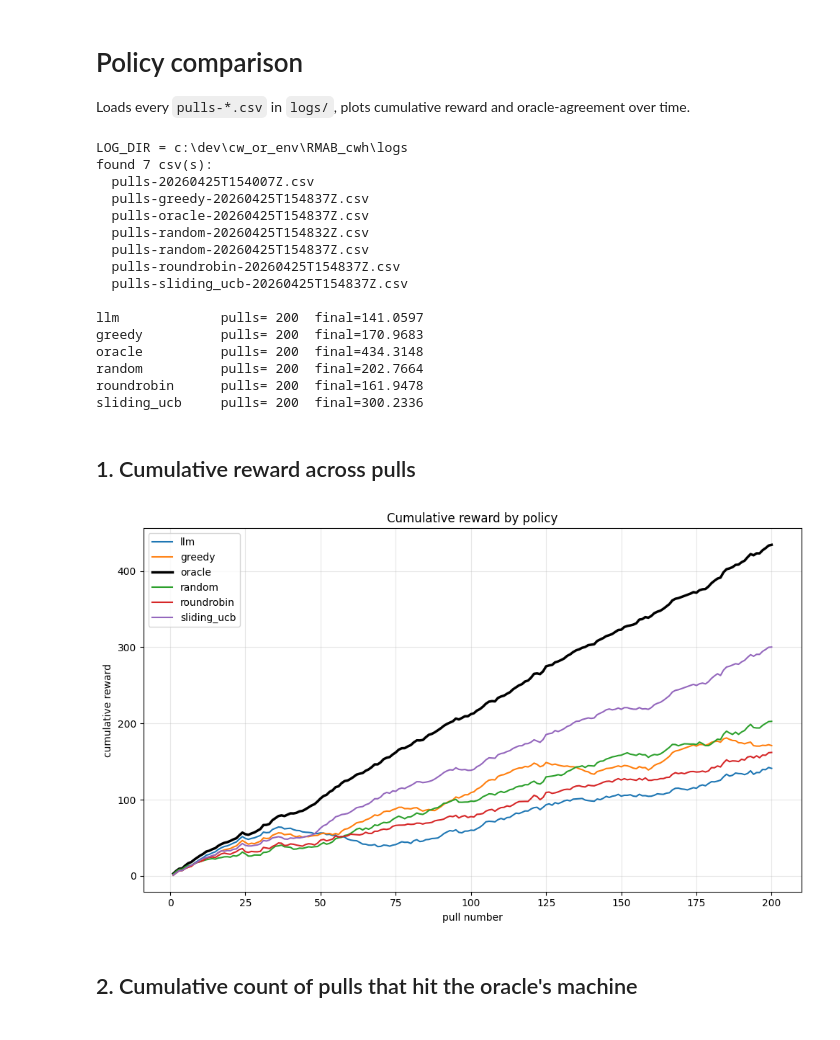
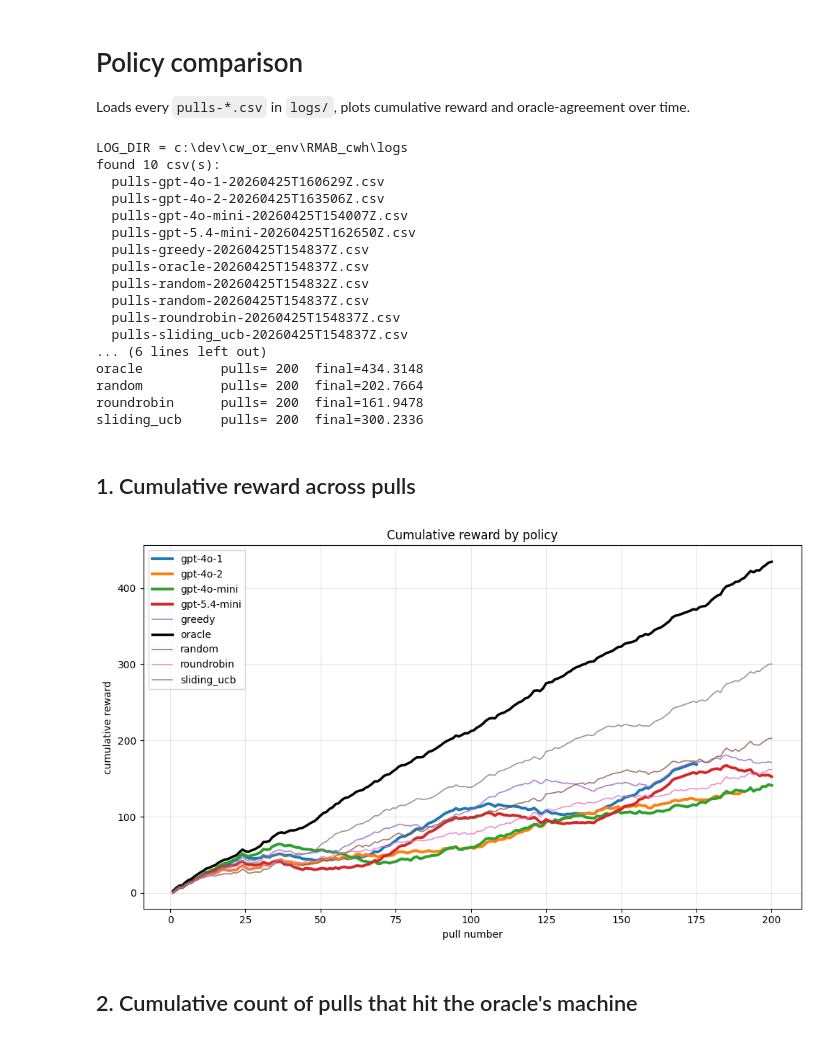
Before and after one commit to evergreen-helix/RMAB_cwh, a Jupyter notebook: compare.ipynb, the cells around one changed output. Drawn from its saved outputs; the diff is of its cells as text; code cells hidden in the pictures.

```diff
--- a/compare.ipynb
+++ b/compare.ipynb
@@ -20,6 +20,13 @@ def label_from(path: Path) -> str:
     parts = path.stem.split('-')
     return 'llm' if len(parts) == 2 else '-'.join(parts[1:-1])
 
+def policy_style(label):
+    if label == ORACLE_LABEL:
+        return {'linewidth': 2.5, 'color': 'black'}
+    if label.startswith('gpt') or label.startswith('o4') or label == 'llm':
+        return {'linewidth': 2.8}
+    return {'linewidth': 1.2, 'alpha': 0.8}
+
 files = sorted(LOG_DIR.glob('pulls-*.csv'))
 print(f'found {len(files)} csv(s):')
 for p in files:
@@ -36,17 +43,18 @@ for label, df in dfs.items():
         print(f'{label:14s}  empty')
 # %% [output]
 LOG_DIR = c:\dev\cw_or_env\RMAB_cwh\logs
-found 7 csv(s):
-  pulls-20260425T154007Z.csv
+found 10 csv(s):
+  pulls-gpt-4o-1-20260425T160629Z.csv
+  pulls-gpt-4o-2-20260425T163506Z.csv
+  pulls-gpt-4o-mini-20260425T154007Z.csv
+  pulls-gpt-5.4-mini-20260425T162650Z.csv
   pulls-greedy-20260425T154837Z.csv
   pulls-oracle-20260425T154837Z.csv
   pulls-random-20260425T154832Z.csv
   pulls-random-20260425T154837Z.csv
   pulls-roundrobin-20260425T154837Z.csv
   pulls-sliding_ucb-20260425T154837Z.csv
-
-llm             pulls= 200  final=141.0597
-greedy          pulls= 200  final=170.9683
+... (6 lines left out)
 oracle          pulls= 200  final=434.3148
 random          pulls= 200  final=202.7664
 roundrobin      pulls= 200  final=161.9478
@@ -56,19 +64,18 @@ sliding_ucb     pulls= 200  final=300.2336
 # %%
 fig, ax = plt.subplots(figsize=(10, 6))
 for label, df in dfs.items():
     if len(df) == 0:
         continue
-    style = {'linewidth': 2.5, 'color': 'black'} if label == ORACLE_LABEL else {'linewidth': 1.5}
-    ax.plot(df['pull_number'], df['total_value'], label=label, **style)
+    ax.plot(df['pull_number'], df['total_value'], label=label, **policy_style(label))
 ax.set_xlabel('pull number')
 ax.set_ylabel('cumulative reward')
 ax.set_title('Cumulative reward by policy')
 ax.legend()
 ax.grid(alpha=0.3)
 plt.tight_layout()
 plt.show()
 # %% [output]
-[figure, old version]
+[figure, new version]
 # %% [markdown]
 ## 2. Cumulative count of pulls that hit the oracle's machine
 # %%
```
Also changed, not shown: parts of 4 cells of this notebook, 1 other file.
